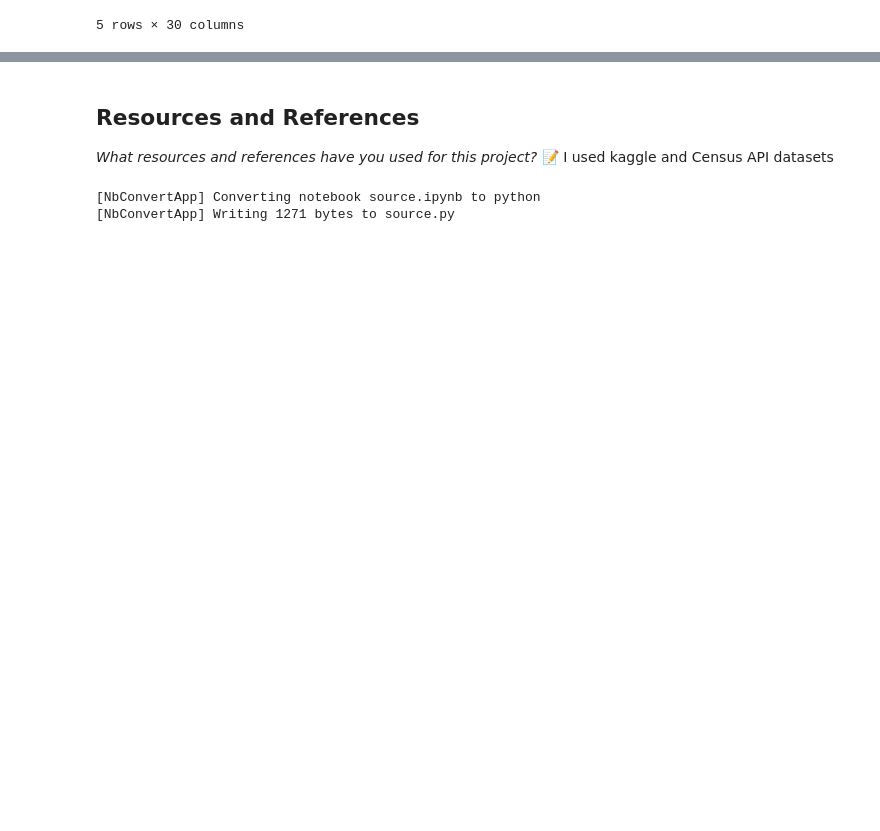
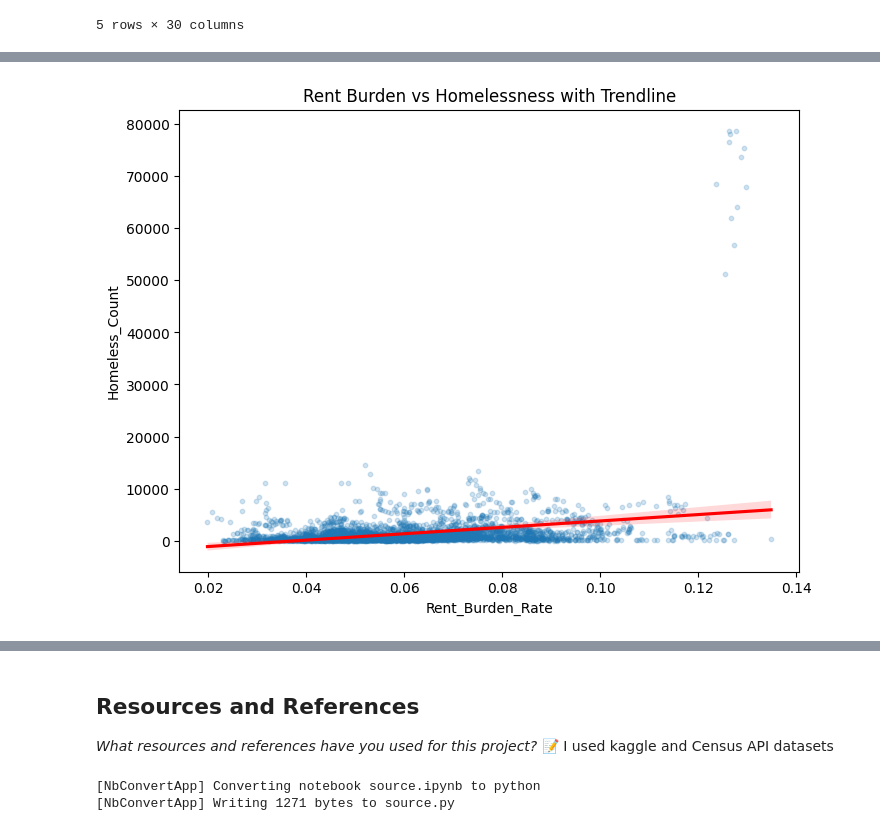
Before and after one commit to IT4063C-Spring26/final-project-emilykjones, a Jupyter notebook: source.ipynb, the cells around one changed output, grey strips where cells are left out. Saved outputs shown, nothing was run; the diff lists cells and outputs as text; code cells hidden in the pictures; blank space fills up the shorter version.

```diff
--- a/source.ipynb
+++ b/source.ipynb
@@ -79,0 +198,13 @@ df.head()
+# %%
+plt.figure(figsize=(8,6))
+sns.regplot(
+    data=df,
+    x='Rent_Burden_Rate',
+    y='Homeless_Count',
+    scatter_kws={'alpha':0.2, 's':10},
+    line_kws={'color':'red'}
+)
+plt.title("Rent Burden vs Homelessness with Trendline")
+plt.show()
+# %% [output]
+[figure, added]
```
Also changed, not shown: parts of 16 cells of this notebook.
